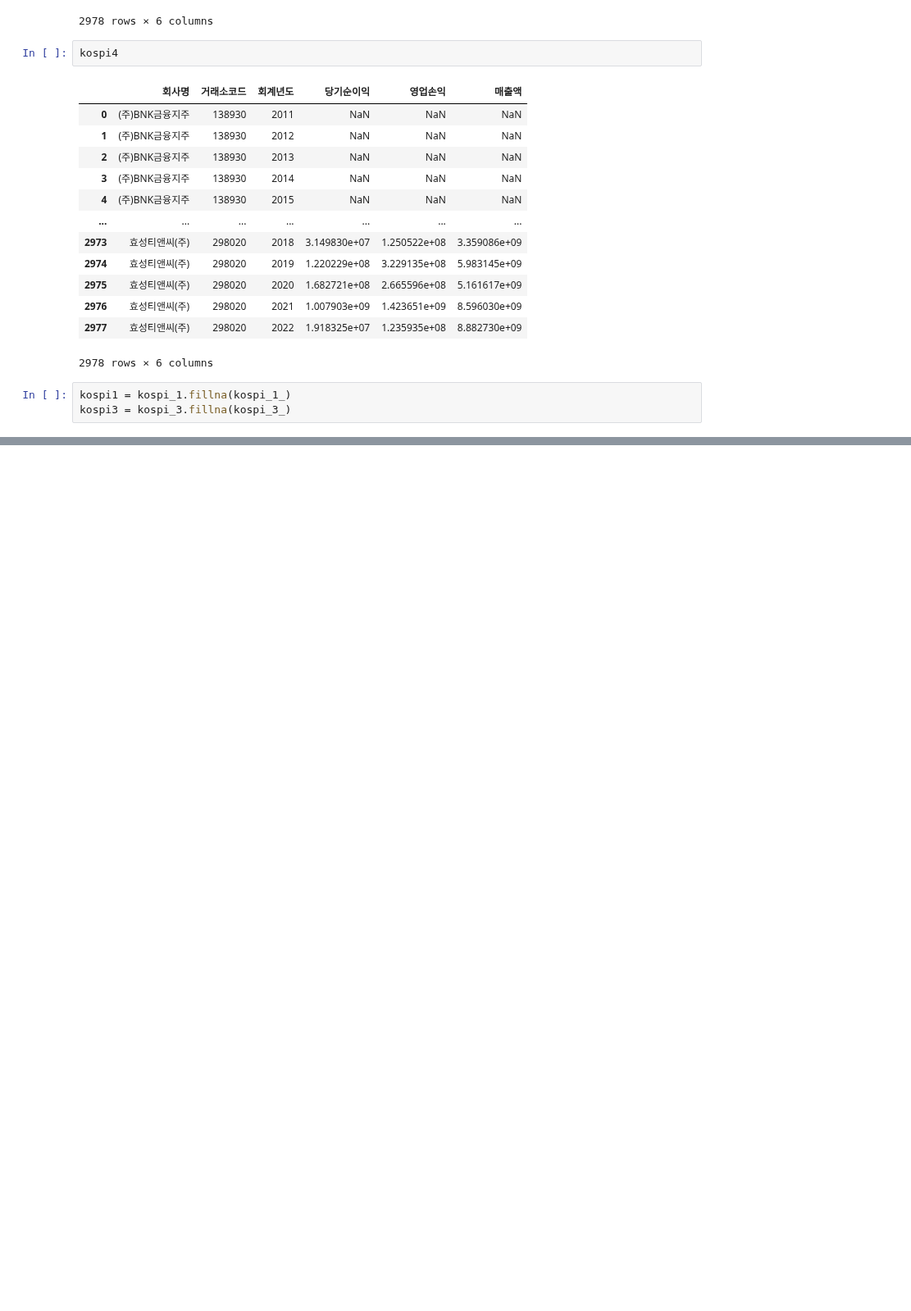
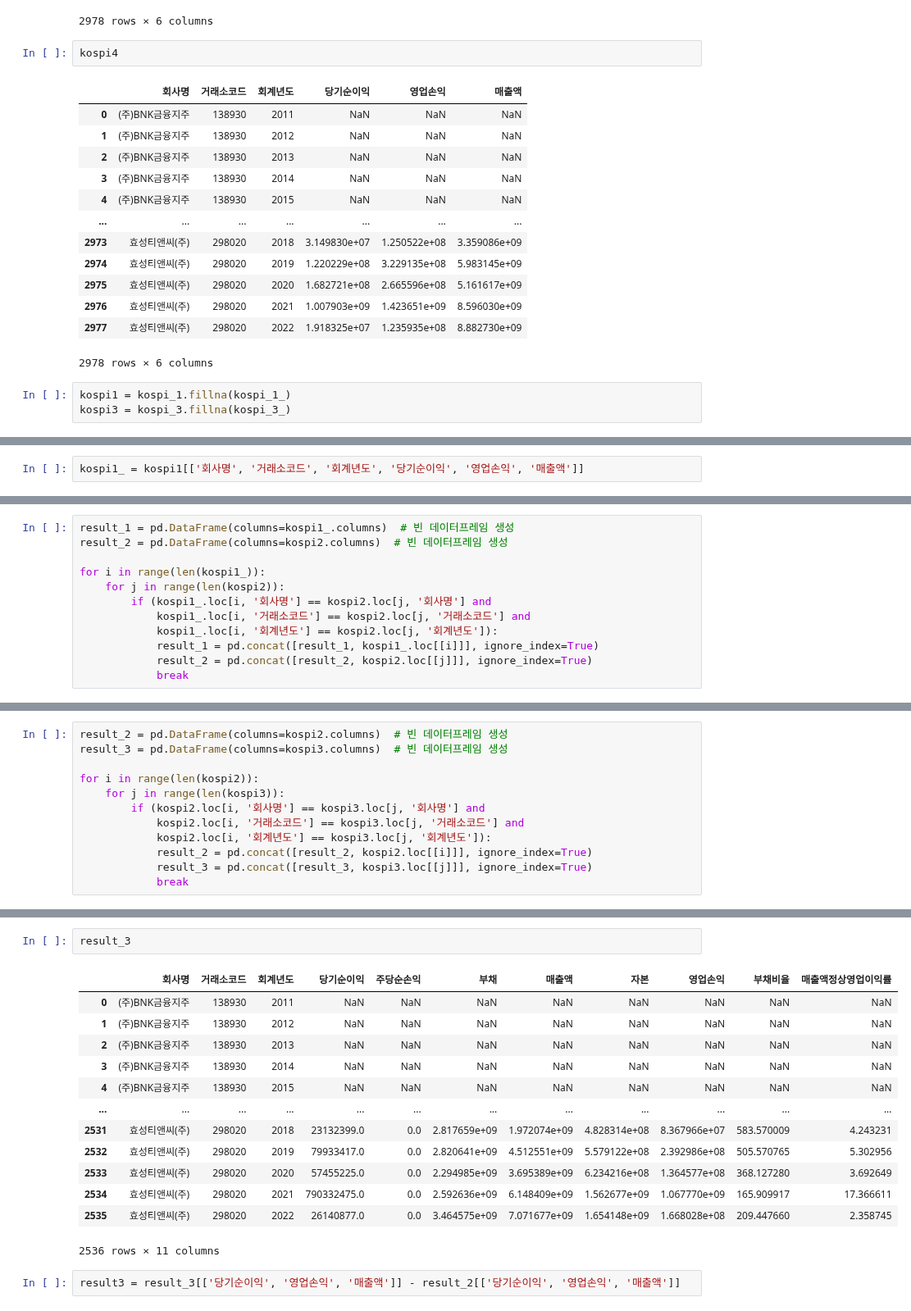
Before and after one commit to seohyungro/Python, a Jupyter notebook: 프로젝트1/jd.ipynb, the cells around one changed output, grey strips where cells are left out. Shown at 82% size. Cells and saved outputs as stored; diff of their text form; blank space fills up the shorter version.

```diff
--- a/프로젝트1/jd.ipynb
+++ b/프로젝트1/jd.ipynb
@@ -126,0 +167,2 @@ dtype: int64
+# %%
+kospi1_ = kospi1[['회사명', '거래소코드', '회계년도', '당기순이익', '영업손익', '매출액']]
@@ -142,0 +219,12 @@ kospi3
+# %%
+result_1 = pd.DataFrame(columns=kospi1_.columns)  # 빈 데이터프레임 생성
+result_2 = pd.DataFrame(columns=kospi2.columns)  # 빈 데이터프레임 생성
+
+for i in range(len(kospi1_)):
+    for j in range(len(kospi2)):
+        if (kospi1_.loc[i, '회사명'] == kospi2.loc[j, '회사명'] and
+            kospi1_.loc[i, '거래소코드'] == kospi2.loc[j, '거래소코드'] and
+            kospi1_.loc[i, '회계년도'] == kospi2.loc[j, '회계년도']):
+            result_1 = pd.concat([result_1, kospi1_.loc[[i]]], ignore_index=True)
+            result_2 = pd.concat([result_2, kospi2.loc[[j]]], ignore_index=True)
+            break
@@ -147,0 +359,12 @@ kospi4.to_csv('kospi4.csv', encoding='utf-8-sig')
+# %%
+result_2 = pd.DataFrame(columns=kospi2.columns)  # 빈 데이터프레임 생성
+result_3 = pd.DataFrame(columns=kospi3.columns)  # 빈 데이터프레임 생성
+
+for i in range(len(kospi2)):
+    for j in range(len(kospi3)):
+        if (kospi2.loc[i, '회사명'] == kospi3.loc[j, '회사명'] and
+            kospi2.loc[i, '거래소코드'] == kospi3.loc[j, '거래소코드'] and
+            kospi2.loc[i, '회계년도'] == kospi3.loc[j, '회계년도']):
+            result_2 = pd.concat([result_2, kospi2.loc[[i]]], ignore_index=True)
+            result_3 = pd.concat([result_3, kospi3.loc[[j]]], ignore_index=True)
+            break
@@ -147,0 +419,18 @@ kospi4.to_csv('kospi4.csv', encoding='utf-8-sig')
+# %%
+result_3
+# %% [output]
+|  | 회사명 | 거래소코드 | 회계년도 | 당기순이익 | 주당순손익 | 부채 | 매출액 | 자본 | 영업손익 | 부채비율 | 매출액정상영업이익률 |
+| 0 | (주)BNK금융지주 | 138930 | 2011 | NaN | NaN | NaN | NaN | NaN | NaN | NaN | NaN |
+| 1 | (주)BNK금융지주 | 138930 | 2012 | NaN | NaN | NaN | NaN | NaN | NaN | NaN | NaN |
+| 2 | (주)BNK금융지주 | 138930 | 2013 | NaN | NaN | NaN | NaN | NaN | NaN | NaN | NaN |
+| 3 | (주)BNK금융지주 | 138930 | 2014 | NaN | NaN | NaN | NaN | NaN | NaN | NaN | NaN |
+| 4 | (주)BNK금융지주 | 138930 | 2015 | NaN | NaN | NaN | NaN | NaN | NaN | NaN | NaN |
+| ... | ... | ... | ... | ... | ... | ... | ... | ... | ... | ... | ... |
+| 2531 | 효성티앤씨(주) | 298020 | 2018 | 23132399.0 | 0.0 | 2.817659e+09 | 1.972074e+09 | 4.828314e+08 | 8.367966e+07 | 583.570009 | 4.243231 |
+| 2532 | 효성티앤씨(주) | 298020 | 2019 | 79933417.0 | 0.0 | 2.820641e+09 | 4.512551e+09 | 5.579122e+08 | 2.392986e+08 | 505.570765 | 5.302956 |
+| 2533 | 효성티앤씨(주) | 298020 | 2020 | 57455225.0 | 0.0 | 2.294985e+09 | 3.695389e+09 | 6.234216e+08 | 1.364577e+08 | 368.127280 | 3.692649 |
+| 2534 | 효성티앤씨(주) | 298020 | 2021 | 790332475.0 | 0.0 | 2.592636e+09 | 6.148409e+09 | 1.562677e+09 | 1.067770e+09 | 165.909917 | 17.366611 |
+| 2535 | 효성티앤씨(주) | 298020 | 2022 | 26140877.0 | 0.0 | 3.464575e+09 | 7.071677e+09 | 1.654148e+09 | 1.668028e+08 | 209.447660 | 2.358745 |
+2536 rows × 11 columns
+# %%
+result3 = result_3[['당기순이익', '영업손익', '매출액']] - result_2[['당기순이익', '영업손익', '매출액']]
```
Also changed, not shown: parts of 80 cells of this notebook, 30 other files.
